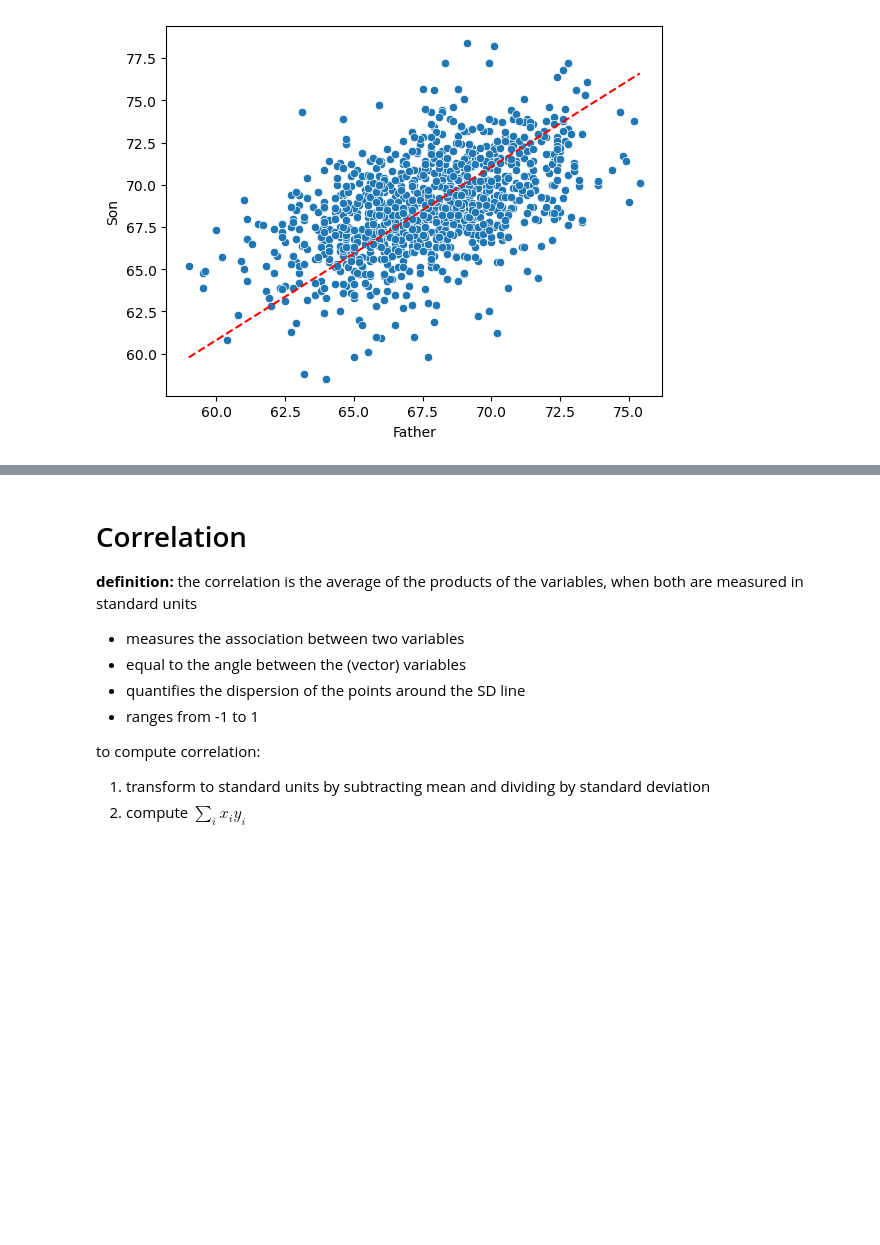
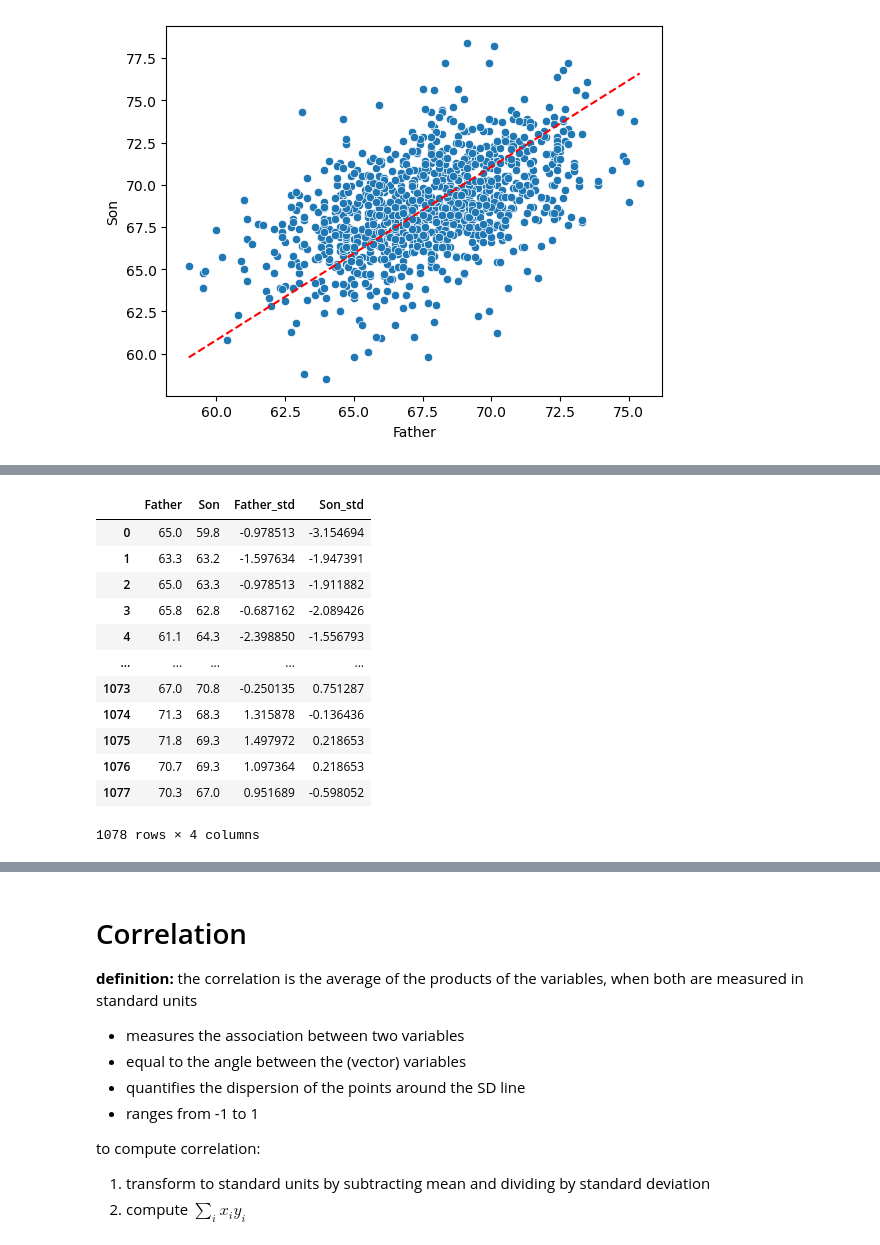
Before and after one commit to stanford-mse-125/demos, a Jupyter notebook: correlation.ipynb, the cells around one changed output, grey strips where cells are left out. Drawn from its saved outputs; the diff is of its cells as text; code cells hidden in the pictures; blank space fills up the shorter version.

```diff
--- a/correlation.ipynb
+++ b/correlation.ipynb
@@ -50,0 +57,20 @@ plt.plot(x, y, color='red', linestyle='--')
+# %%
+# standardize father's heights
+df['Father_std'] = (df['Father'] - avg_father) / std_father
+# standardize sons' heights
+df['Son_std'] = (df['Son'] - avg_son) / std_son
+df
+# %% [output]
+|  | Father | Son | Father_std | Son_std |
+| 0 | 65.0 | 59.8 | -0.978513 | -3.154694 |
+| 1 | 63.3 | 63.2 | -1.597634 | -1.947391 |
+| 2 | 65.0 | 63.3 | -0.978513 | -1.911882 |
+| 3 | 65.8 | 62.8 | -0.687162 | -2.089426 |
+| 4 | 61.1 | 64.3 | -2.398850 | -1.556793 |
+| ... | ... | ... | ... | ... |
+| 1073 | 67.0 | 70.8 | -0.250135 | 0.751287 |
+| 1074 | 71.3 | 68.3 | 1.315878 | -0.136436 |
+| 1075 | 71.8 | 69.3 | 1.497972 | 0.218653 |
+| 1076 | 70.7 | 69.3 | 1.097364 | 0.218653 |
+| 1077 | 70.3 | 67.0 | 0.951689 | -0.598052 |
+1078 rows × 4 columns
```
Also changed, not shown: parts of 5 cells of this notebook, 10 other files.
